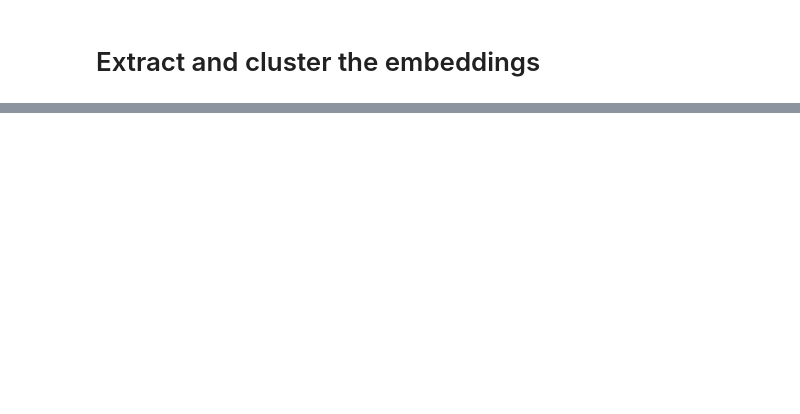
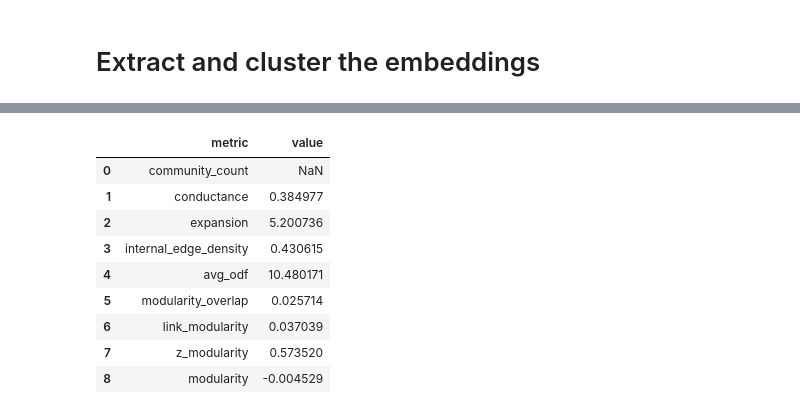
Before and after one commit to egordm/MGTCOM, a Jupyter notebook: code/experiments/notebooks/pyg-hgt-comopt.ipynb, the cells around one changed output, grey strips where cells are left out. Saved outputs shown, nothing was run; the diff lists cells and outputs as text; code cells hidden in the pictures; blank space fills up the shorter version.

```diff
--- a/code/experiments/notebooks/pyg-hgt-comopt.ipynb
+++ b/code/experiments/notebooks/pyg-hgt-comopt.ipynb
@@ -223,6 +251,7 @@ Syncing run -20220209-003027 to Weights & Biases (docs).
 # %%
 predictions = trainer.predict(model, data_module)
-embeddings = torch.nn.functional.normalize(torch.cat(predictions, dim=0), p=2, dim=1).cpu().numpy()
+emb = torch.cat(predictions, dim=0).cpu()
+embeddings = torch.nn.functional.normalize(emb, p=2, dim=1).numpy()
 # %% [markdown]
 # Extract and cluster the embeddings
 # %%
@@ -234,7 +263,8 @@ save_path.mkdir(parents=True, exist_ok=True)
 import faiss
 import pandas as pd
 # %%
-k = 3
+k = 5
 kmeans = faiss.Kmeans(embeddings.shape[1], k, niter=20, verbose=True, nredo=5)
 kmeans.train(embeddings)
+D, I = kmeans.index.search(embeddings, 1)
 # %% [output]
@@ -295,0 +327,6 @@ export_to_visualization.run(
+# %%
+from shared.schema import GraphSchema, DatasetSchema
+
+DATASET = DatasetSchema.load_schema('star-wars')
+schema = GraphSchema.from_dataset(DATASET)
+G = DataGraph.from_schema(schema)
@@ -295,0 +351,22 @@ export_to_visualization.run(
+# %%
+metrics = get_metric_list(ground_truth=False, overlapping=False)
+
+results = pd.DataFrame([
+    {
+        'metric': metric_cls.metric_name(),
+        'value': metric_cls.calculate(G, comlist)
+    }
+    for metric_cls in metrics]
+)
+results
+# %% [output]
+|  | metric | value |
+| 0 | community_count | NaN |
+| 1 | conductance | 0.384977 |
+| 2 | expansion | 5.200736 |
+| 3 | internal_edge_density | 0.430615 |
+| 4 | avg_odf | 10.480171 |
+| 5 | modularity_overlap | 0.025714 |
+| 6 | link_modularity | 0.037039 |
+| 7 | z_modularity | 0.573520 |
+| 8 | modularity | -0.004529 |
```
Also changed, not shown: parts of 9 cells of this notebook, 6 other files.
